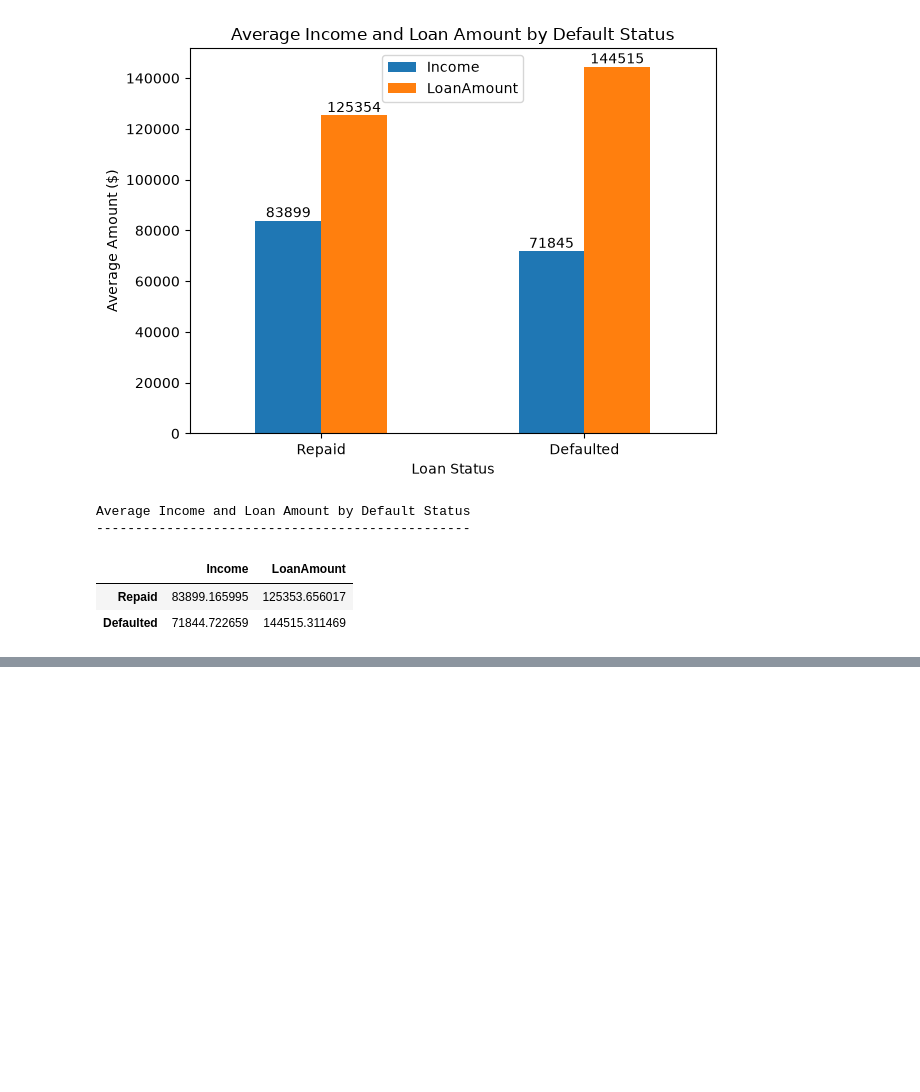
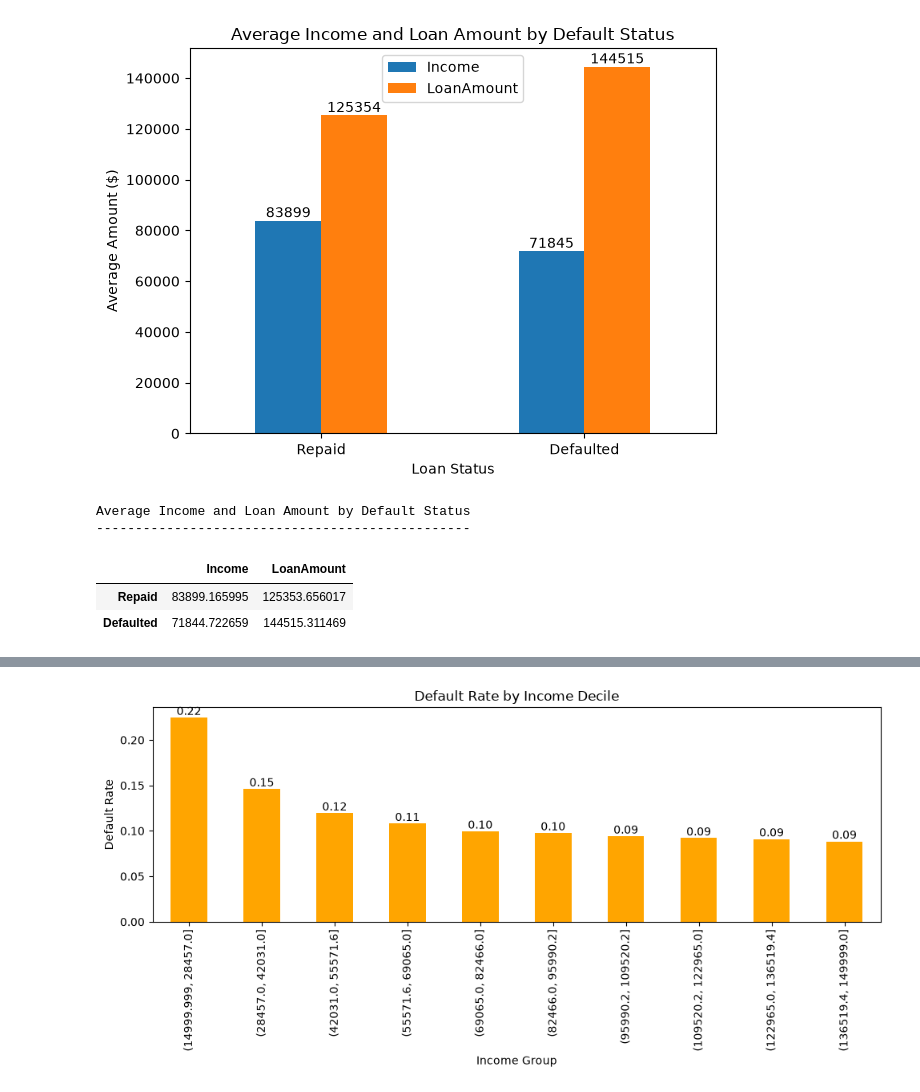
Before and after one commit to IrinaEkb/Loan_Default, a Jupyter notebook: notebooks/02_eda.ipynb, the cells around one changed output, grey strips where cells are left out. Saved outputs shown, nothing was run; the diff lists cells and outputs as text; code cells hidden in the pictures; blank space fills up the shorter version.

```diff
--- a/notebooks/02_eda.ipynb
+++ b/notebooks/02_eda.ipynb
@@ -186,0 +285,27 @@ Average Income and Loan Amount by Default Status
+# %%
+income_bins = pd.qcut(df["Income"], q=10)
+
+default_rate_income = (
+    df.groupby(income_bins)["Default"]
+      .mean()
+      .rename("Default Rate")
+)
+
+default_rate_income
+
+plt.figure(figsize=(10, 5))
+
+ax = default_rate_income.plot(kind="bar", color="orange")
+
+plt.title("Default Rate by Income Decile")
+plt.xlabel("Income Group")
+plt.ylabel("Default Rate")
+
+for container in ax.containers:
+    ax.bar_label(container, fmt="%.2f")
+
+plt.tight_layout()
+plt.savefig(project_path / "visuals/default_rate_income.png")
+plt.show()
+# %% [output]
+[figure, added]
```
Also changed, not shown: parts of 12 cells of this notebook, 8 other files.
